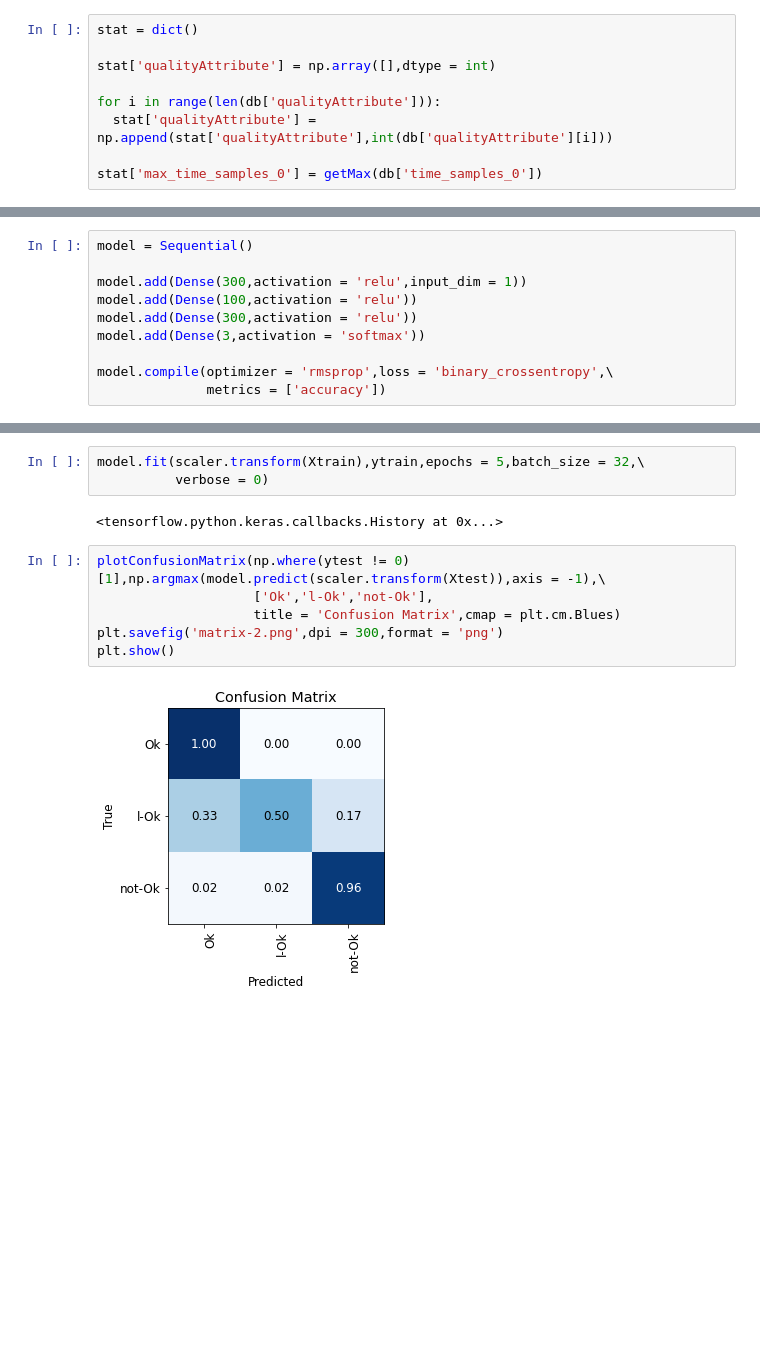
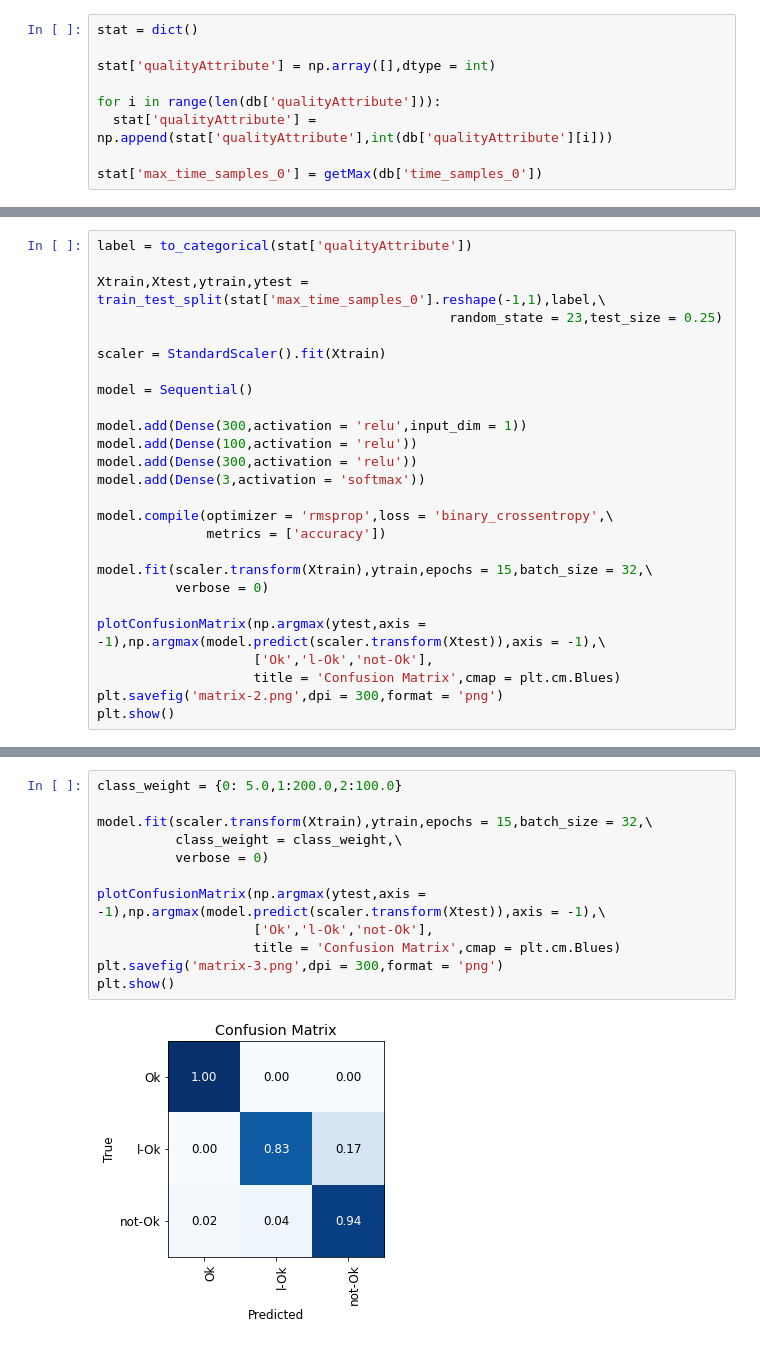
Before and after one commit to luishpinto/buhler-data-base, a Jupyter notebook: buhler.ipynb, the cells around one changed output, grey strips where cells are left out. Saved outputs shown, nothing was run; the diff lists cells and outputs as text; blank space fills up the shorter version.

```diff
--- a/buhler.ipynb
+++ b/buhler.ipynb
@@ -133,4 +127,11 @@ scaler = StandardScaler().fit(Xtrain)
 # %%
+label = to_categorical(stat['qualityAttribute'])
+
+Xtrain,Xtest,ytrain,ytest = train_test_split(stat['max_time_samples_0'].reshape(-1,1),label,\
+                                             random_state = 23,test_size = 0.25)
+
+scaler = StandardScaler().fit(Xtrain)
+
 model = Sequential()
 
 model.add(Dense(300,activation = 'relu',input_dim = 1))
@@ -140,3 +141,12 @@ model.add(Dense(3,activation = 'softmax'))
 
 model.compile(optimizer = 'rmsprop',loss = 'binary_crossentropy',\
               metrics = ['accuracy'])
+
+model.fit(scaler.transform(Xtrain),ytrain,epochs = 15,batch_size = 32,\
+          verbose = 0)
+
+plotConfusionMatrix(np.argmax(ytest,axis = -1),np.argmax(model.predict(scaler.transform(Xtest)),axis = -1),\
+                    ['Ok','l-Ok','not-Ok'],
+                    title = 'Confusion Matrix',cmap = plt.cm.Blues)
+plt.savefig('matrix-2.png',dpi = 300,format = 'png')
+plt.show()
@@ -143,13 +155,14 @@ model.compile(optimizer = 'rmsprop',loss = 'binary_crossentropy',\
-# %%
-model.fit(scaler.transform(Xtrain),ytrain,epochs = 5,batch_size = 32,\
-          verbose = 0)
-# %% [output]
-<tensorflow.python.keras.callbacks.History at 0x...>
 # %%
-plotConfusionMatrix(np.where(ytest != 0)[1],np.argmax(model.predict(scaler.transform(Xtest)),axis = -1),\
+class_weight = {0: 5.0,1:200.0,2:100.0}
+
+model.fit(scaler.transform(Xtrain),ytrain,epochs = 15,batch_size = 32,\
+          class_weight = class_weight,\
+          verbose = 0)
+
+plotConfusionMatrix(np.argmax(ytest,axis = -1),np.argmax(model.predict(scaler.transform(Xtest)),axis = -1),\
                     ['Ok','l-Ok','not-Ok'],
                     title = 'Confusion Matrix',cmap = plt.cm.Blues)
-plt.savefig('matrix-2.png',dpi = 300,format = 'png')
+plt.savefig('matrix-3.png',dpi = 300,format = 'png')
 plt.show()
 # %% [output]
-[figure, old version]
+[figure, new version]
```
Also changed, not shown: parts of 11 cells of this notebook.
